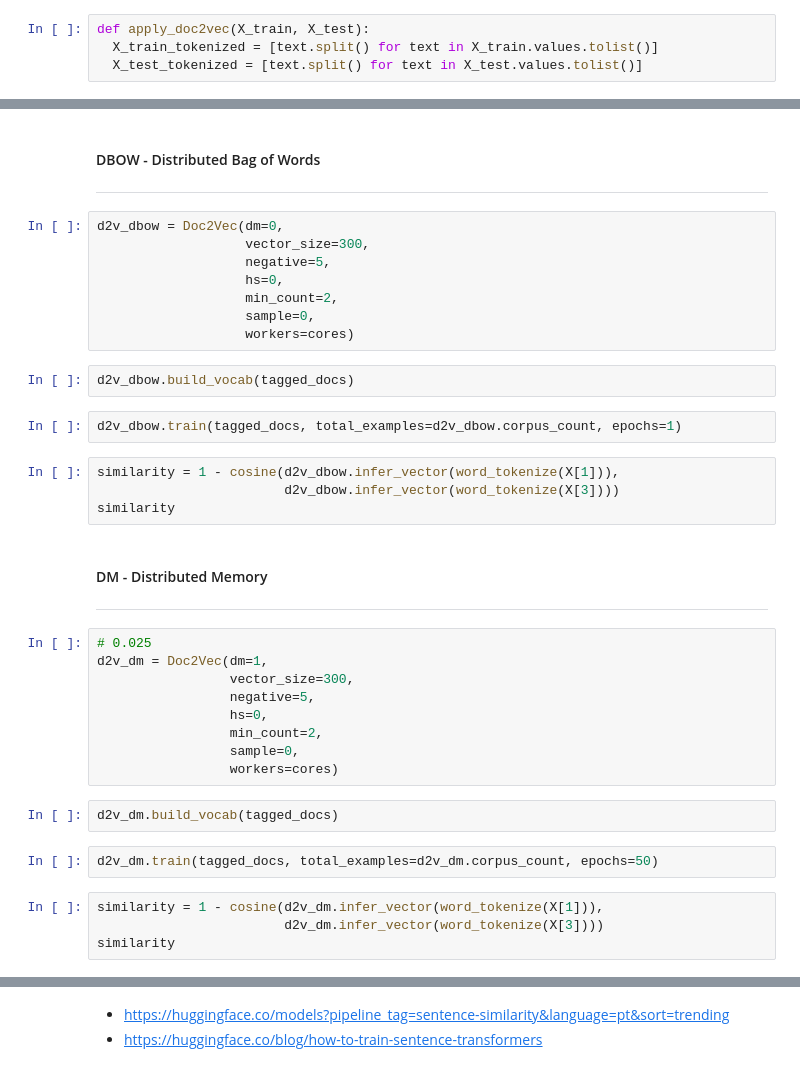
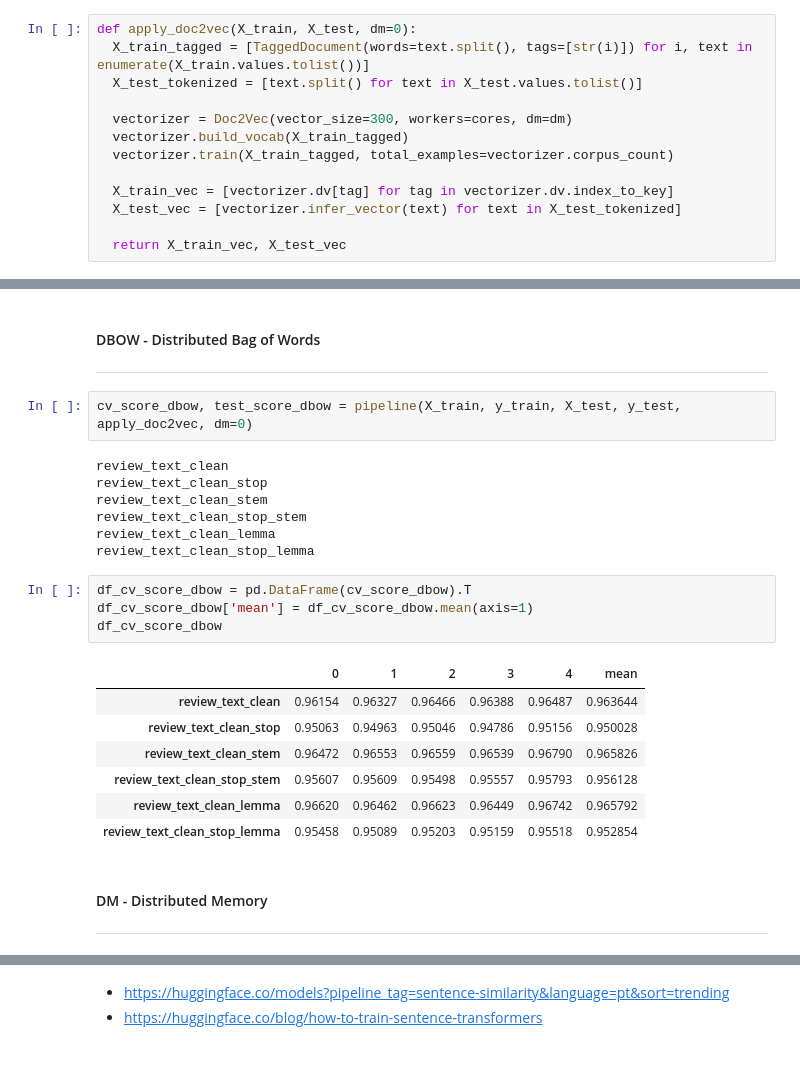
Before and after one commit to rdemarqui/sentiment_analysis, a Jupyter notebook: 02 Vectorization.ipynb, the cells around one changed output, grey strips where cells are left out. Cells and saved outputs as stored; diff of their text form.

```diff
--- a/02 Vectorization.ipynb
+++ b/02 Vectorization.ipynb
@@ -327,4 +320,13 @@ True
 # %%
-def apply_doc2vec(X_train, X_test):
-  X_train_tokenized = [text.split() for text in X_train.values.tolist()]
+def apply_doc2vec(X_train, X_test, dm=0):
+  X_train_tagged = [TaggedDocument(words=text.split(), tags=[str(i)]) for i, text in enumerate(X_train.values.tolist())]
   X_test_tokenized = [text.split() for text in X_test.values.tolist()]
+
+  vectorizer = Doc2Vec(vector_size=300, workers=cores, dm=dm)
+  vectorizer.build_vocab(X_train_tagged)
+  vectorizer.train(X_train_tagged, total_examples=vectorizer.corpus_count)
+
+  X_train_vec = [vectorizer.dv[tag] for tag in vectorizer.dv.index_to_key]
+  X_test_vec = [vectorizer.infer_vector(text) for text in X_test_tokenized]
+
+  return X_train_vec, X_test_vec
@@ -348,39 +333,27 @@ tagged_docs[:4]
 # %% [markdown]
 #### DBOW - Distributed Bag of Words
 ___
-# %%
-d2v_dbow = Doc2Vec(dm=0,
-                   vector_size=300,
-                   negative=5,
-                   hs=0,
-                   min_count=2,
-                   sample=0,
-                   workers=cores)
-# %%
-d2v_dbow.build_vocab(tagged_docs)
-# %%
-d2v_dbow.train(tagged_docs, total_examples=d2v_dbow.corpus_count, epochs=1)
-# %%
-similarity = 1 - cosine(d2v_dbow.infer_vector(word_tokenize(X[1])),
-                        d2v_dbow.infer_vector(word_tokenize(X[3])))
-similarity
+# %%
+cv_score_dbow, test_score_dbow = pipeline(X_train, y_train, X_test, y_test, apply_doc2vec, dm=0)
+# %% [output]
+review_text_clean
+review_text_clean_stop
+review_text_clean_stem
+review_text_clean_stop_stem
+review_text_clean_lemma
+review_text_clean_stop_lemma
+# %%
+df_cv_score_dbow = pd.DataFrame(cv_score_dbow).T
+df_cv_score_dbow['mean'] = df_cv_score_dbow.mean(axis=1)
+df_cv_score_dbow
+# %% [output]
+|  | 0 | 1 | 2 | 3 | 4 | mean |
+| review_text_clean | 0.96154 | 0.96327 | 0.96466 | 0.96388 | 0.96487 | 0.963644 |
+| review_text_clean_stop | 0.95063 | 0.94963 | 0.95046 | 0.94786 | 0.95156 | 0.950028 |
+| review_text_clean_stem | 0.96472 | 0.96553 | 0.96559 | 0.96539 | 0.96790 | 0.965826 |
+| review_text_clean_stop_stem | 0.95607 | 0.95609 | 0.95498 | 0.95557 | 0.95793 | 0.956128 |
+| review_text_clean_lemma | 0.96620 | 0.96462 | 0.96623 | 0.96449 | 0.96742 | 0.965792 |
+| review_text_clean_stop_lemma | 0.95458 | 0.95089 | 0.95203 | 0.95159 | 0.95518 | 0.952854 |
 # %% [markdown]
 #### DM - Distributed Memory
 ___
-# %%
-# 0.025
-d2v_dm = Doc2Vec(dm=1,
-                 vector_size=300,
-                 negative=5,
-                 hs=0,
-                 min_count=2,
-                 sample=0,
-                 workers=cores)
-# %%
-d2v_dm.build_vocab(tagged_docs)
-# %%
-d2v_dm.train(tagged_docs, total_examples=d2v_dm.corpus_count, epochs=50)
-# %%
-similarity = 1 - cosine(d2v_dm.infer_vector(word_tokenize(X[1])),
-                        d2v_dm.infer_vector(word_tokenize(X[3])))
-similarity
```
Also changed, not shown: parts of 15 cells of this notebook.
